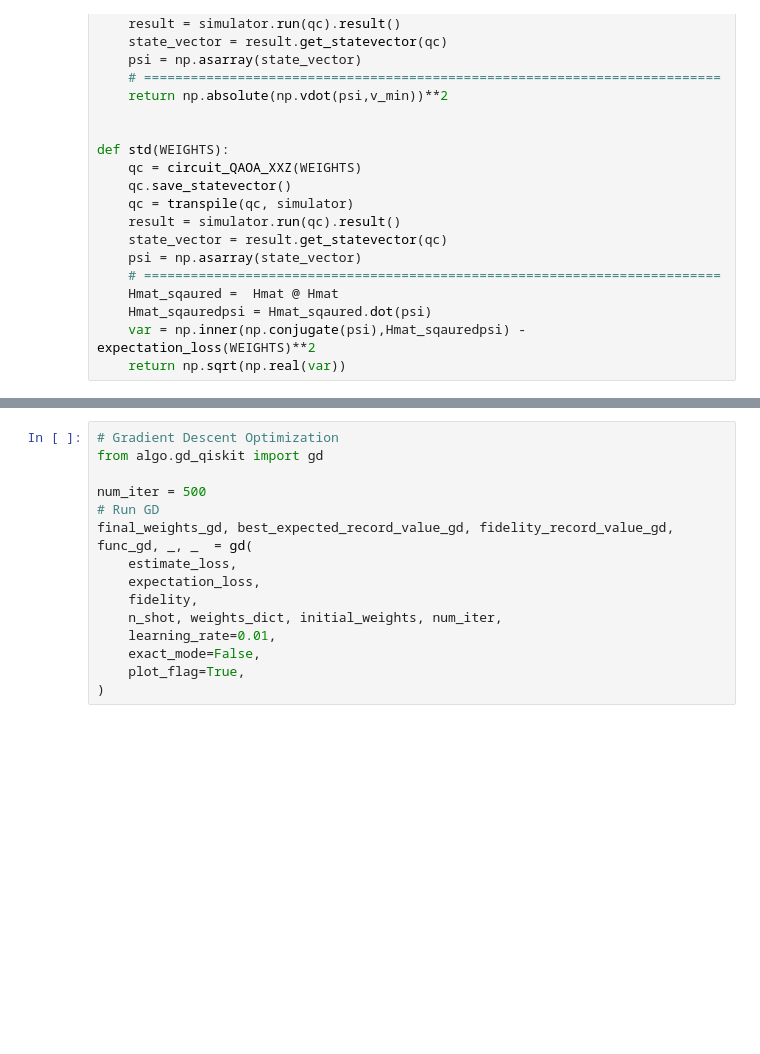
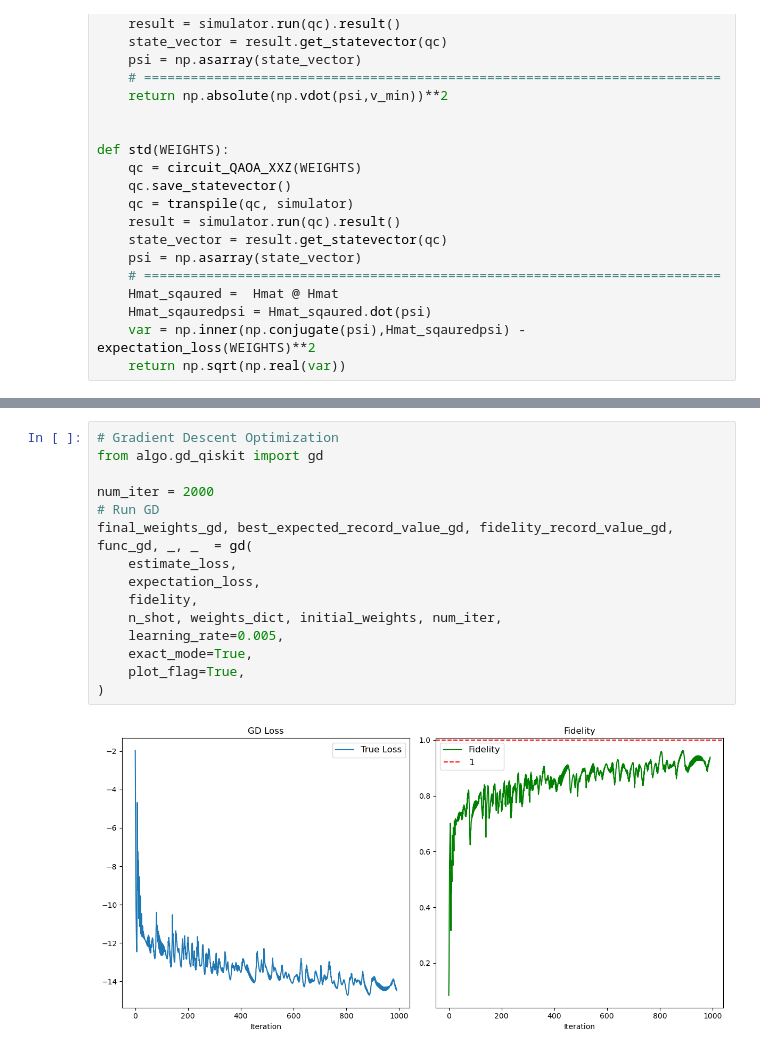
Before and after one commit to GALVINLAI/block_coordinate_descent, a Jupyter notebook: qiskit_QAOA_XXZ_Wiersema.ipynb, the cells around one changed output, grey strips where cells are left out. Drawn from its saved outputs; the diff is of its cells as text; blank space fills up the shorter version.

```diff
--- a/qiskit_QAOA_XXZ_Wiersema.ipynb
+++ b/qiskit_QAOA_XXZ_Wiersema.ipynb
@@ -654,18 +655,20 @@ final_weights_rcd, best_expected_record_value_rcd, fidelity_record_value_rcd, fu
 # %%
 # Gradient Descent Optimization
 from algo.gd_qiskit import gd
 
-num_iter = 500
+num_iter = 2000
 # Run GD
 final_weights_gd, best_expected_record_value_gd, fidelity_record_value_gd, func_gd, _, _  = gd(
     estimate_loss,
     expectation_loss,
     fidelity,
     n_shot, weights_dict, initial_weights, num_iter,
-    learning_rate=0.01,
-    exact_mode=False,
+    learning_rate=0.005,
+    exact_mode=True,
     plot_flag=True,
 )
+# %% [output]
+[figure, added]
 # %%
 # Create a 1x2 subplot layout
 fig, axs = plt.subplots(1, 2, figsize=(15, 6))
```
Also changed, not shown: parts of 10 cells of this notebook.
